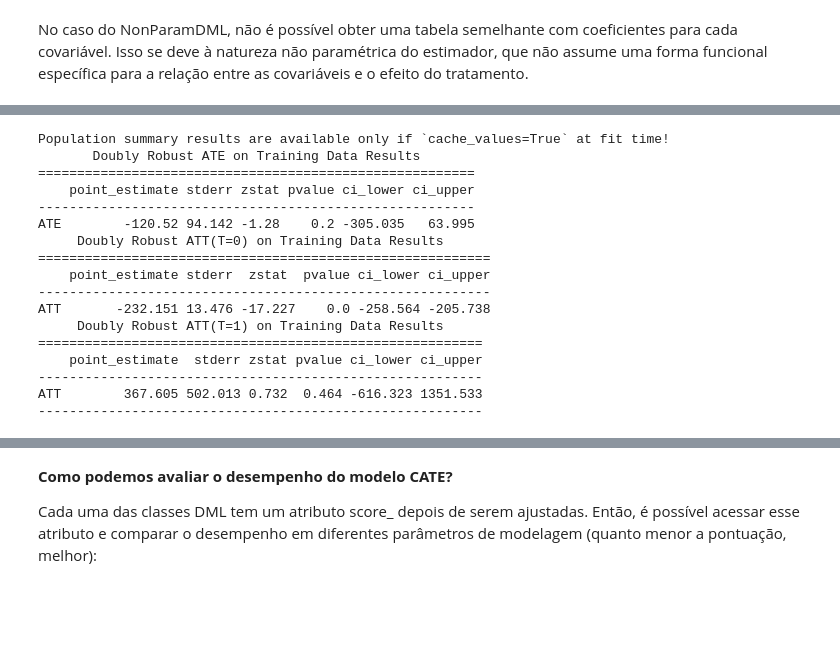
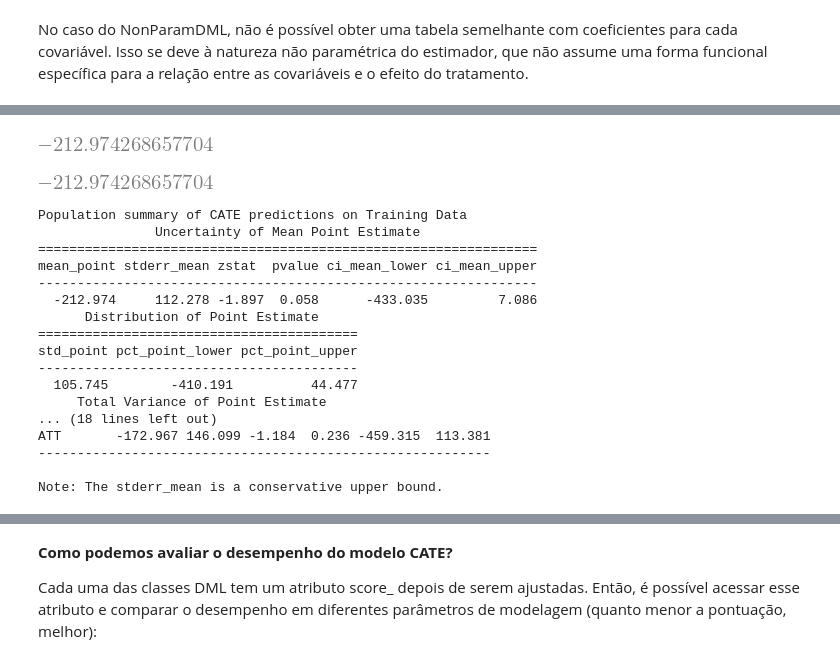
Before and after one commit to Daniel-Uhr/Microeconometrics_Notes, a Jupyter notebook: 13-Ortog_DML_Cate.ipynb, the cells around one changed output, grey strips where cells are left out. Cells and saved outputs as stored; diff of their text form; code cells hidden in the pictures; blank space fills up the shorter version.

```diff
--- a/13-Ortog_DML_Cate.ipynb
+++ b/13-Ortog_DML_Cate.ipynb
@@ -759 +771,10 @@ Como há não lineariedade, não conseguimos interpretar os coeficientes diretam
+# %%
+# DataFrame
+df = pd.read_stata("https://github.com/Daniel-Uhr/data/raw/main/cattaneo2.dta")
+# Criar a variável de resultado
+df['Y'] = df['bweight']
+# Criar a variável 'Treated' com valor 1 se 'mbsmoke' for 'smoker', caso contrário 0
+df['D'] = np.where(df['mbsmoke'] == 'smoker', 1, 0)
+# Criar a variável 'casada' com valor 1 se 'mmarried' for 'married', caso contrário 0
+df['casada'] = np.where(df['mmarried'] == 'married', 1, 0)
 # %%
@@ -1074,20 +1276,47 @@ Note: The stderr_mean is a conservative upper bound.
+# %%
+from econml.dml import CausalForestDML
+from sklearn.ensemble import GradientBoostingRegressor, GradientBoostingClassifier
+
+# Modelos para outcome e tratamento
+model_y = GradientBoostingRegressor(n_estimators=100, random_state=123)
+model_t = GradientBoostingClassifier(n_estimators=100, random_state=123)
+
+# Causal Forest como modelo final
+cf_dml = CausalForestDML(model_y=model_y,
+                         model_t=model_t,
+                         discrete_treatment=True,
+                         n_estimators=500,
+                         min_samples_leaf=5,
+                         max_depth=10,
+                         random_state=123)
+
+cf_dml.fit(Y, T, X=X, cache_values=True)
+
+cf_dml.ate(X)
+# %% [output]
+[figure, added]
+# %%
+# Média dos CATEs individuais estimados (effect(X))
+np.mean(cf_dml.effect(X))
+# %% [output]
+[figure, added]
 # %%
-print(estimator_Forest.summary())
+print(cf_dml.summary())
 # %% [output]
-Population summary results are available only if `cache_values=True` at fit time!
-       Doubly Robust ATE on Training Data Results
-========================================================
-    point_estimate stderr zstat pvalue ci_lower ci_upper
---------------------------------------------------------
-ATE        -120.52 94.142 -1.28    0.2 -305.035   63.995
-     Doubly Robust ATT(T=0) on Training Data Results
-==========================================================
-    point_estimate stderr  zstat  pvalue ci_lower ci_upper
+Population summary of CATE predictions on Training Data
+               Uncertainty of Mean Point Estimate
+================================================================
+mean_point stderr_mean zstat  pvalue ci_mean_lower ci_mean_upper
+----------------------------------------------------------------
+  -212.974     112.278 -1.897  0.058      -433.035         7.086
+      Distribution of Point Estimate
+=========================================
+std_point pct_point_lower pct_point_upper
+-----------------------------------------
+  105.745        -410.191          44.477
+     Total Variance of Point Estimate
+... (18 lines left out)
+ATT       -172.967 146.099 -1.184  0.236 -459.315  113.381
 ----------------------------------------------------------
-ATT       -232.151 13.476 -17.227    0.0 -258.564 -205.738
-     Doubly Robust ATT(T=1) on Training Data Results
-=========================================================
-    point_estimate  stderr zstat pvalue ci_lower ci_upper
----------------------------------------------------------
-ATT        367.605 502.013 0.732  0.464 -616.323 1351.533
----------------------------------------------------------
+
+Note: The stderr_mean is a conservative upper bound.
```
Also changed, not shown: parts of 35 cells of this notebook.
